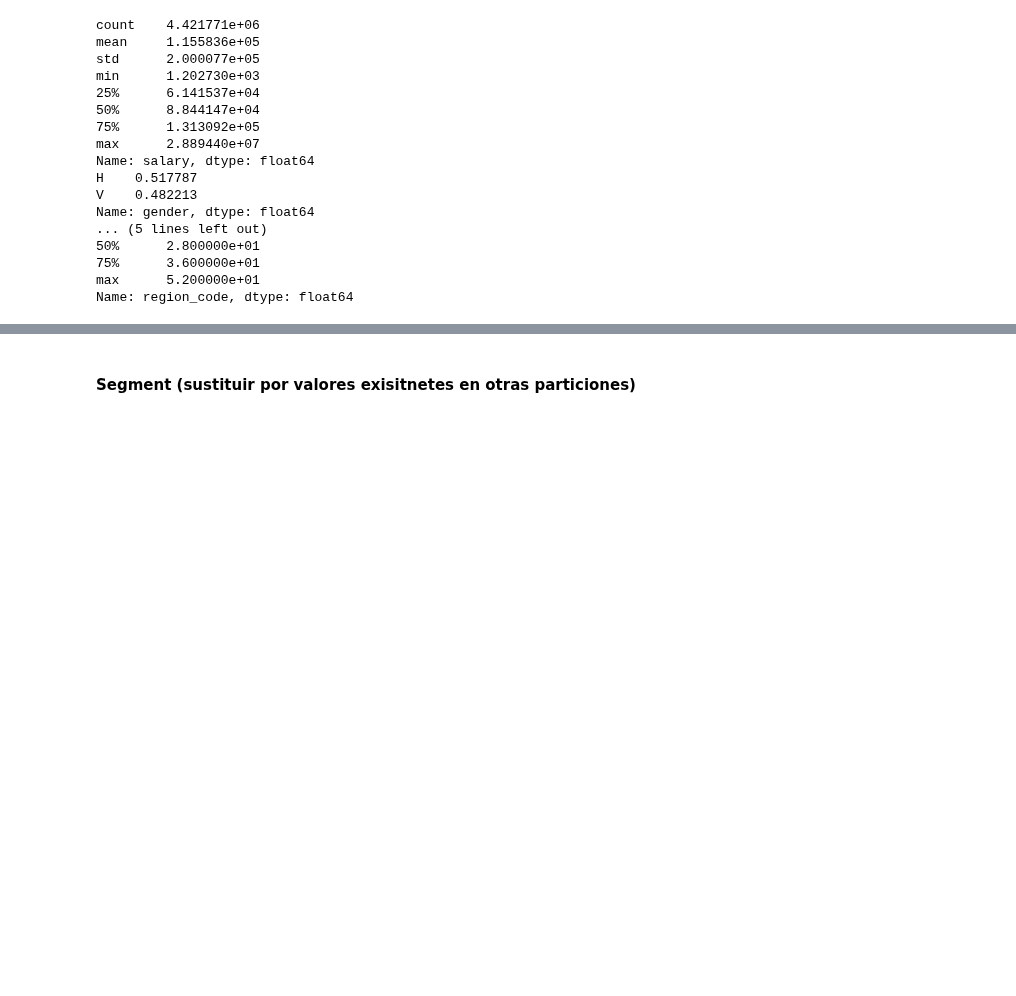
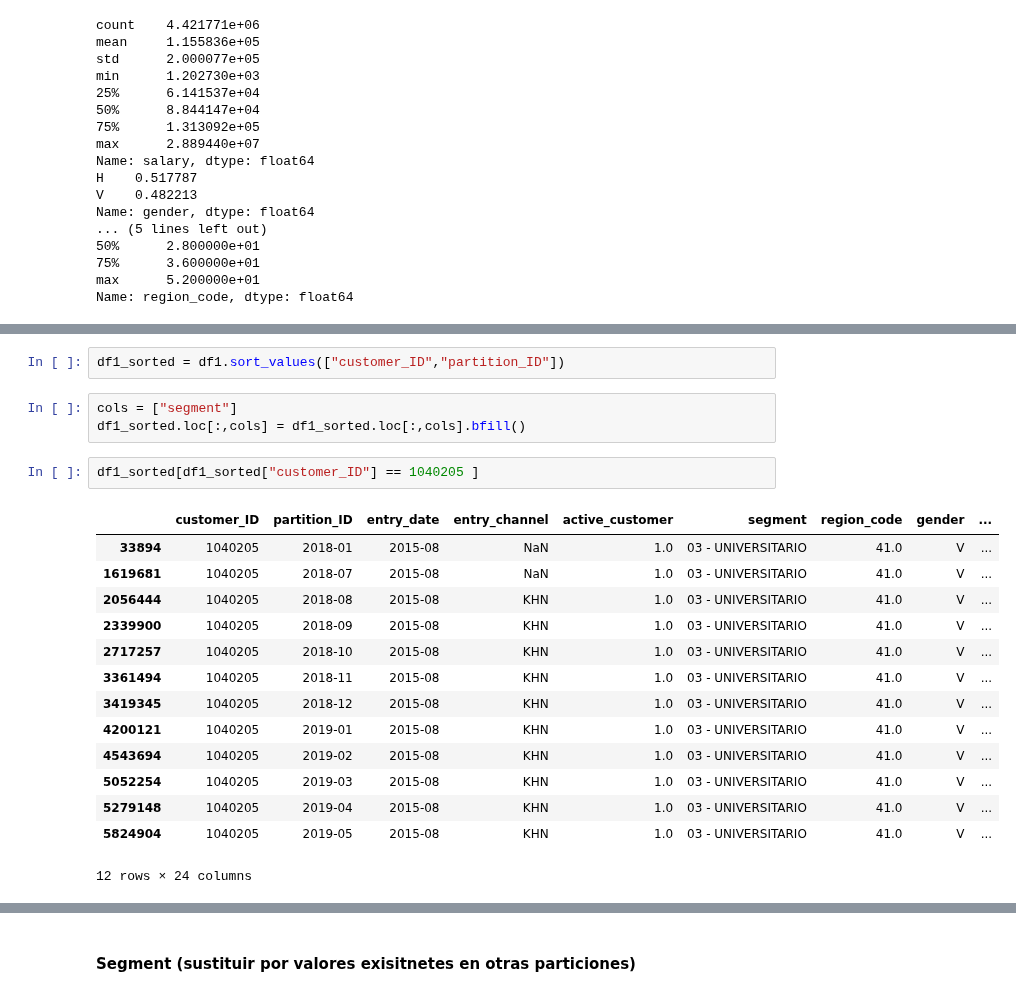
Before and after one commit to RicardColomOrero/easymoney, a Jupyter notebook: Easymoney.ipynb, the cells around one changed output, grey strips where cells are left out. Cells and saved outputs as stored; diff of their text form; blank space fills up the shorter version.

```diff
--- a/Easymoney.ipynb
+++ b/Easymoney.ipynb
@@ -960,0 +1093,22 @@ Name: region_code, dtype: float64
+# %%
+df1_sorted = df1.sort_values(["customer_ID","partition_ID"])
+# %%
+cols = ["segment"]
+df1_sorted.loc[:,cols] = df1_sorted.loc[:,cols].bfill()
+# %%
+df1_sorted[df1_sorted["customer_ID"] == 1040205 ]
+# %% [output]
+|  | customer_ID | partition_ID | entry_date | entry_channel | active_customer | segment | region_code | gender | ... |
+| 33894 | 1040205 | 2018-01 | 2015-08 | NaN | 1.0 | 03 - UNIVERSITARIO | 41.0 | V | ... |
+| 1619681 | 1040205 | 2018-07 | 2015-08 | NaN | 1.0 | 03 - UNIVERSITARIO | 41.0 | V | ... |
+| 2056444 | 1040205 | 2018-08 | 2015-08 | KHN | 1.0 | 03 - UNIVERSITARIO | 41.0 | V | ... |
+| 2339900 | 1040205 | 2018-09 | 2015-08 | KHN | 1.0 | 03 - UNIVERSITARIO | 41.0 | V | ... |
+| 2717257 | 1040205 | 2018-10 | 2015-08 | KHN | 1.0 | 03 - UNIVERSITARIO | 41.0 | V | ... |
+| 3361494 | 1040205 | 2018-11 | 2015-08 | KHN | 1.0 | 03 - UNIVERSITARIO | 41.0 | V | ... |
+| 3419345 | 1040205 | 2018-12 | 2015-08 | KHN | 1.0 | 03 - UNIVERSITARIO | 41.0 | V | ... |
+| 4200121 | 1040205 | 2019-01 | 2015-08 | KHN | 1.0 | 03 - UNIVERSITARIO | 41.0 | V | ... |
+| 4543694 | 1040205 | 2019-02 | 2015-08 | KHN | 1.0 | 03 - UNIVERSITARIO | 41.0 | V | ... |
+| 5052254 | 1040205 | 2019-03 | 2015-08 | KHN | 1.0 | 03 - UNIVERSITARIO | 41.0 | V | ... |
+| 5279148 | 1040205 | 2019-04 | 2015-08 | KHN | 1.0 | 03 - UNIVERSITARIO | 41.0 | V | ... |
+| 5824904 | 1040205 | 2019-05 | 2015-08 | KHN | 1.0 | 03 - UNIVERSITARIO | 41.0 | V | ... |
+12 rows × 24 columns
```
Also changed, not shown: parts of 28 cells of this notebook.
